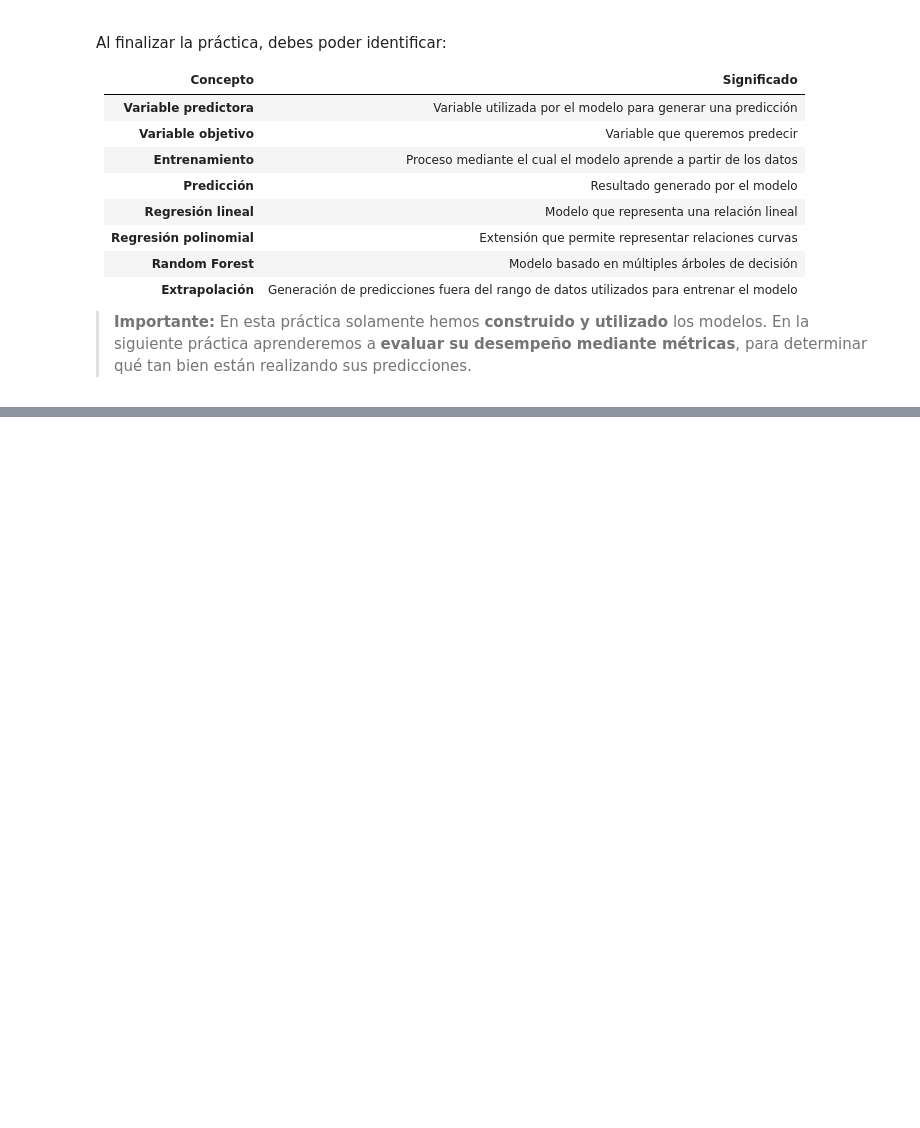
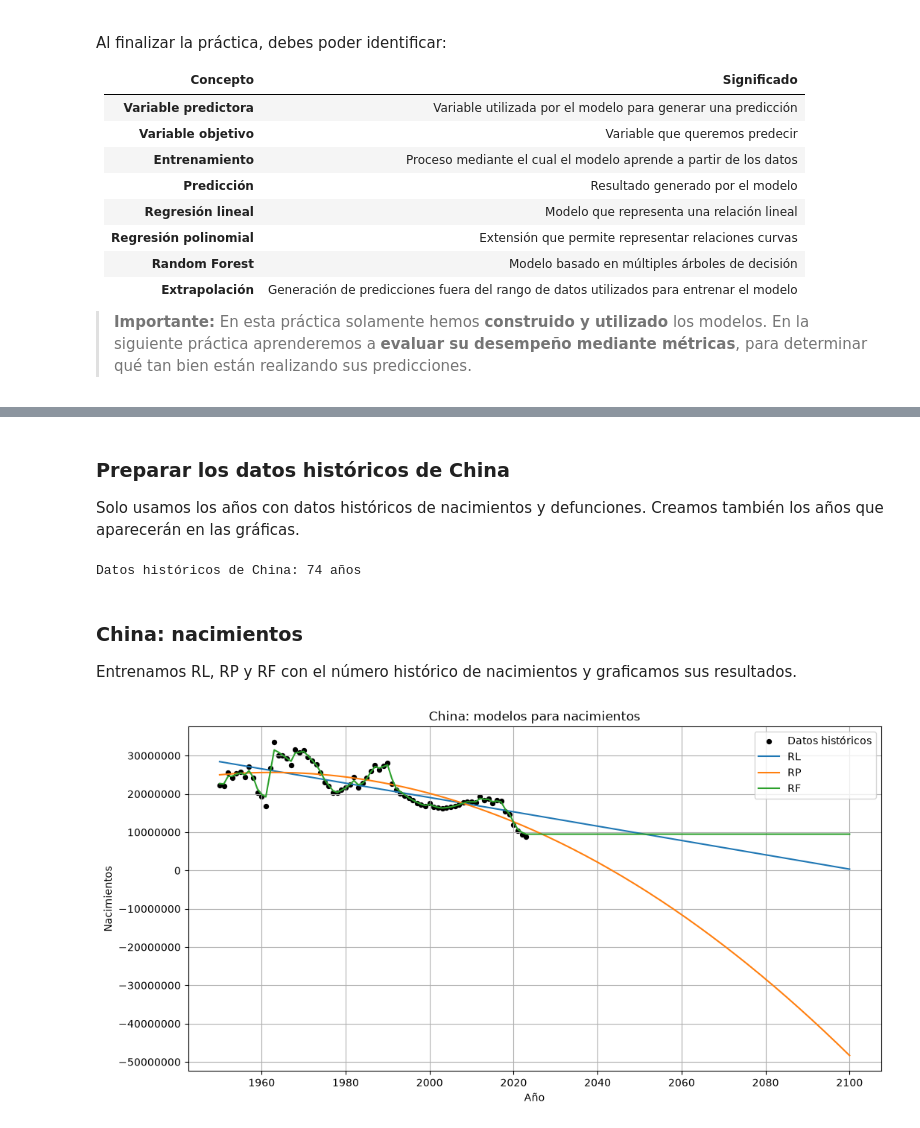
Before and after one commit to SHW378/Big_Data, a Jupyter notebook: U3_1_modelos_ml/notebooks/U3_1_modelos_regresion_demografia.ipynb, the cells around one changed output, grey strips where cells are left out. Cells and saved outputs as stored; diff of their text form; code cells hidden in the pictures; blank space fills up the shorter version.

Commit message:
china mexico 2000

```diff
--- a/U3_1_modelos_ml/notebooks/U3_1_modelos_regresion_demografia.ipynb
+++ b/U3_1_modelos_ml/notebooks/U3_1_modelos_regresion_demografia.ipynb
@@ -1065,0 +1108,6 @@ Al finalizar la práctica, debes poder identificar:
+# %%
+df_china = df[df["Entity"] == "China"].copy()
+df_china = df_china.sort_values("Year")
+
+print("Años de China:", df_china["Year"].min(), "a", df_china["Year"].max())
+display(df_china[["Year", "births", "deaths"]].head())
@@ -1065,0 +1122,51 @@ Al finalizar la práctica, debes poder identificar:
+# %% [markdown]
+### Preparar los datos históricos de China
+
+Solo usamos los años con datos históricos de nacimientos y defunciones. Creamos también los años que aparecerán en las gráficas.
+# %%
+china_historico = df_china[
+    (df_china["Year"] <= 2023) &
+    df_china["births_estimates"].notna() &
+    df_china["deaths_estimates"].notna()
+].copy()
+
+X_china = china_historico[["Year"]]
+anios_china = pd.DataFrame({"Year": range(int(china_historico["Year"].min()), 2101)})
+
+polinomio_china = PolynomialFeatures(degree=2, include_bias=False)
+X_china_polinomial = polinomio_china.fit_transform(X_china)
+anios_china_polinomial = polinomio_china.transform(anios_china)
+
+print("Datos históricos de China:", len(china_historico), "años")
+# %% [output]
+Datos históricos de China: 74 años
+# %% [markdown]
+### China: nacimientos
+
+Entrenamos RL, RP y RF con el número histórico de nacimientos y graficamos sus resultados.
+# %%
+y_china_nacimientos = china_historico["births_estimates"]
+
+china_rl_nacimientos = LinearRegression()
+china_rl_nacimientos.fit(X_china, y_china_nacimientos)
+
+china_rp_nacimientos = LinearRegression()
+china_rp_nacimientos.fit(X_china_polinomial, y_china_nacimientos)
+
+china_rf_nacimientos = RandomForestRegressor(n_estimators=100, random_state=42)
+china_rf_nacimientos.fit(X_china, y_china_nacimientos)
+
+plt.figure(figsize=(12, 6))
+plt.scatter(china_historico["Year"], y_china_nacimientos, color="black", s=18, label="Datos históricos")
+plt.plot(anios_china["Year"], china_rl_nacimientos.predict(anios_china), label="RL")
+plt.plot(anios_china["Year"], china_rp_nacimientos.predict(anios_china_polinomial), label="RP")
+plt.plot(anios_china["Year"], china_rf_nacimientos.predict(anios_china), label="RF")
+plt.title("China: modelos para nacimientos")
+plt.xlabel("Año")
+plt.ylabel("Nacimientos")
+plt.ticklabel_format(style="plain", axis="y", useOffset=False)
+plt.legend()
+plt.grid()
+plt.show()
+# %% [output]
+[figure, added]
```
Also changed, not shown: parts of 19 cells of this notebook.
